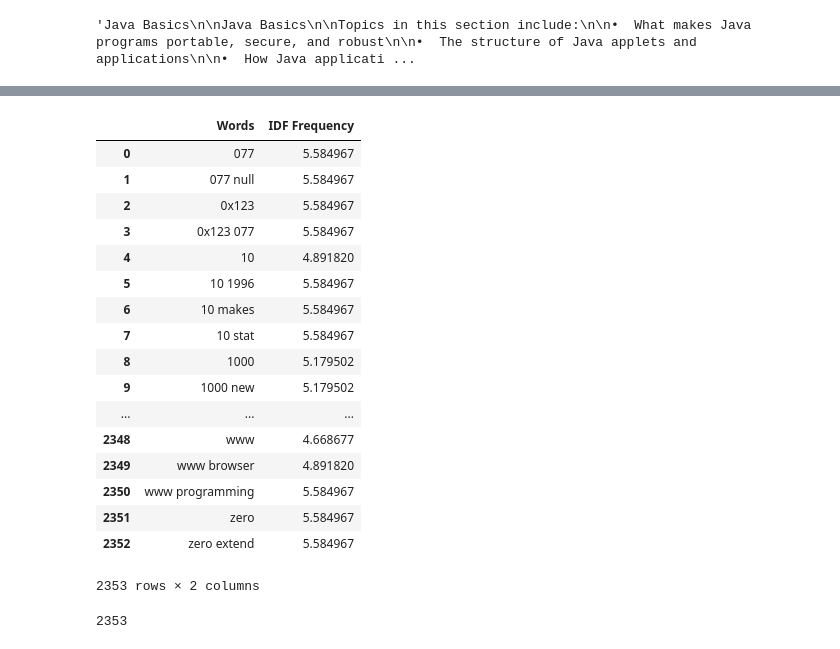
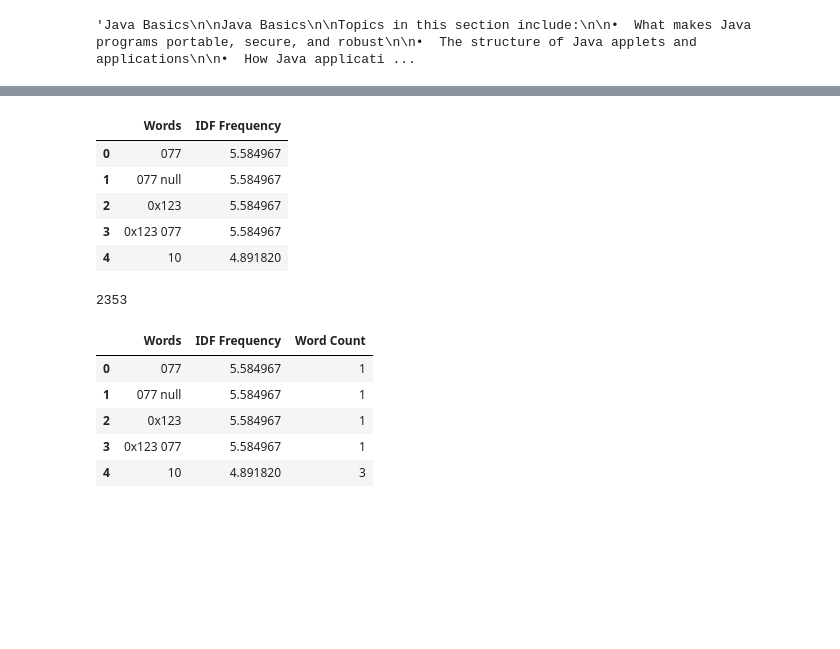
Before and after one commit to tanmaypandey7/Java-e-Book-NLP-Analysis, a Jupyter notebook: Assignment_NLP.ipynb, the cells around one changed output, grey strips where cells are left out. Saved outputs shown, nothing was run; the diff lists cells and outputs as text; code cells hidden in the pictures; blank space fills up the shorter version.

```diff
--- a/Assignment_NLP.ipynb
+++ b/Assignment_NLP.ipynb
@@ -87,35 +99,23 @@ sent_tokenize_list=[x.replace("•","") for x in sent_tokenize_list]
 # %%
 import pandas as pd
 from sklearn.feature_extraction.text import TfidfVectorizer
 
 vectorizer = TfidfVectorizer(max_df=2.0, min_df=1,max_features=None,stop_words='english',ngram_range=(1,2))
 tfidf_matrix = vectorizer.fit_transform(sent_tokenize_list)
 feature_names = vectorizer.get_feature_names()
 idf =(vectorizer.idf_)
 dict_=dict(zip(feature_names, idf))
 
 df=pd.DataFrame(list(dict_.items()),columns=['Words','IDF Frequency'])
 
-df
+df.head()
 # %% [output]
 |  | Words | IDF Frequency |
 | 0 | 077 | 5.584967 |
 | 1 | 077 null | 5.584967 |
 | 2 | 0x123 | 5.584967 |
 | 3 | 0x123 077 | 5.584967 |
 | 4 | 10 | 4.891820 |
-| 5 | 10 1996 | 5.584967 |
-| 6 | 10 makes | 5.584967 |
-| 7 | 10 stat | 5.584967 |
-| 8 | 1000 | 5.179502 |
-| 9 | 1000 new | 5.179502 |
-| ... | ... | ... |
-| 2348 | www | 4.668677 |
-| 2349 | www browser | 4.891820 |
-| 2350 | www programming | 5.584967 |
-| 2351 | zero | 5.584967 |
-| 2352 | zero extend | 5.584967 |
-2353 rows × 2 columns
 # %%
 #Getting word count for the entire text. TFIDF won't directly work here as it counts instances in the document not the whole text. For example,
 #in each vector is the size of vocab ,so most words are zero.
@@ -129,3 +129,11 @@ print(len(cvec.get_feature_names()))
 count=cv_fit.toarray().sum(axis=0)
 # %%
 df["Word Count"]=count
+df.head()
+# %% [output]
+|  | Words | IDF Frequency | Word Count |
+| 0 | 077 | 5.584967 | 1 |
+| 1 | 077 null | 5.584967 | 1 |
+| 2 | 0x123 | 5.584967 | 1 |
+| 3 | 0x123 077 | 5.584967 | 1 |
+| 4 | 10 | 4.891820 | 3 |
```
Also changed, not shown: parts of 5 cells of this notebook.
